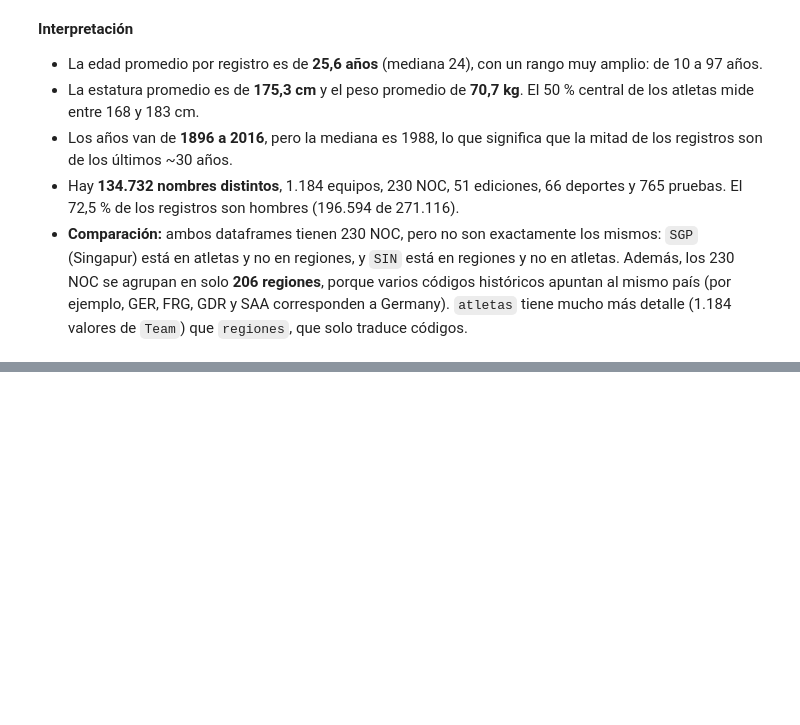
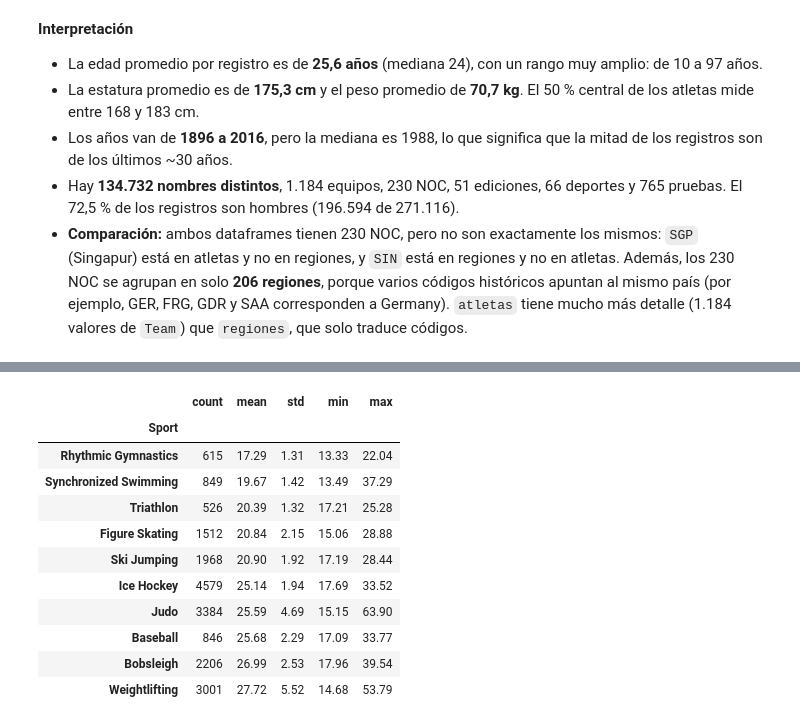
Before and after one commit to jjacxx14/taller-pandas-olimpiadas-grupoJJ, a Jupyter notebook: notebooks/proyecto_olimpiadas.ipynb, the cells around one changed output, grey strips where cells are left out. Saved outputs shown, nothing was run; the diff lists cells and outputs as text; code cells hidden in the pictures; blank space fills up the shorter version.

```diff
--- a/notebooks/proyecto_olimpiadas.ipynb
+++ b/notebooks/proyecto_olimpiadas.ipynb
@@ -174,0 +193,22 @@ Equipos (Team) distintos en atletas: 1184
+# %%
+# IMC promedio por deporte (deportes con al menos 500 registros con IMC)
+imc_deporte = (atletas.groupby("Sport")["IMC"]
+               .agg(["count", "mean", "std", "min", "max"])
+               .query("count >= 500")
+               .sort_values("mean")
+               .round(2))
+imc_deporte.to_csv(f"{TABLAS}/imc_por_deporte.csv")
+pd.concat([imc_deporte.head(5), imc_deporte.tail(5)])
+# %% [output]
+|  | count | mean | std | min | max |
+| Sport |  |  |  |  |  |
+| Rhythmic Gymnastics | 615 | 17.29 | 1.31 | 13.33 | 22.04 |
+| Synchronized Swimming | 849 | 19.67 | 1.42 | 13.49 | 37.29 |
+| Triathlon | 526 | 20.39 | 1.32 | 17.21 | 25.28 |
+| Figure Skating | 1512 | 20.84 | 2.15 | 15.06 | 28.88 |
+| Ski Jumping | 1968 | 20.90 | 1.92 | 17.19 | 28.44 |
+| Ice Hockey | 4579 | 25.14 | 1.94 | 17.69 | 33.52 |
+| Judo | 3384 | 25.59 | 4.69 | 15.15 | 63.90 |
+| Baseball | 846 | 25.68 | 2.29 | 17.09 | 33.77 |
+| Bobsleigh | 2206 | 26.99 | 2.53 | 17.96 | 39.54 |
+| Weightlifting | 3001 | 27.72 | 5.52 | 14.68 | 53.79 |
```
Also changed, not shown: parts of 24 cells of this notebook, 1 other file.
